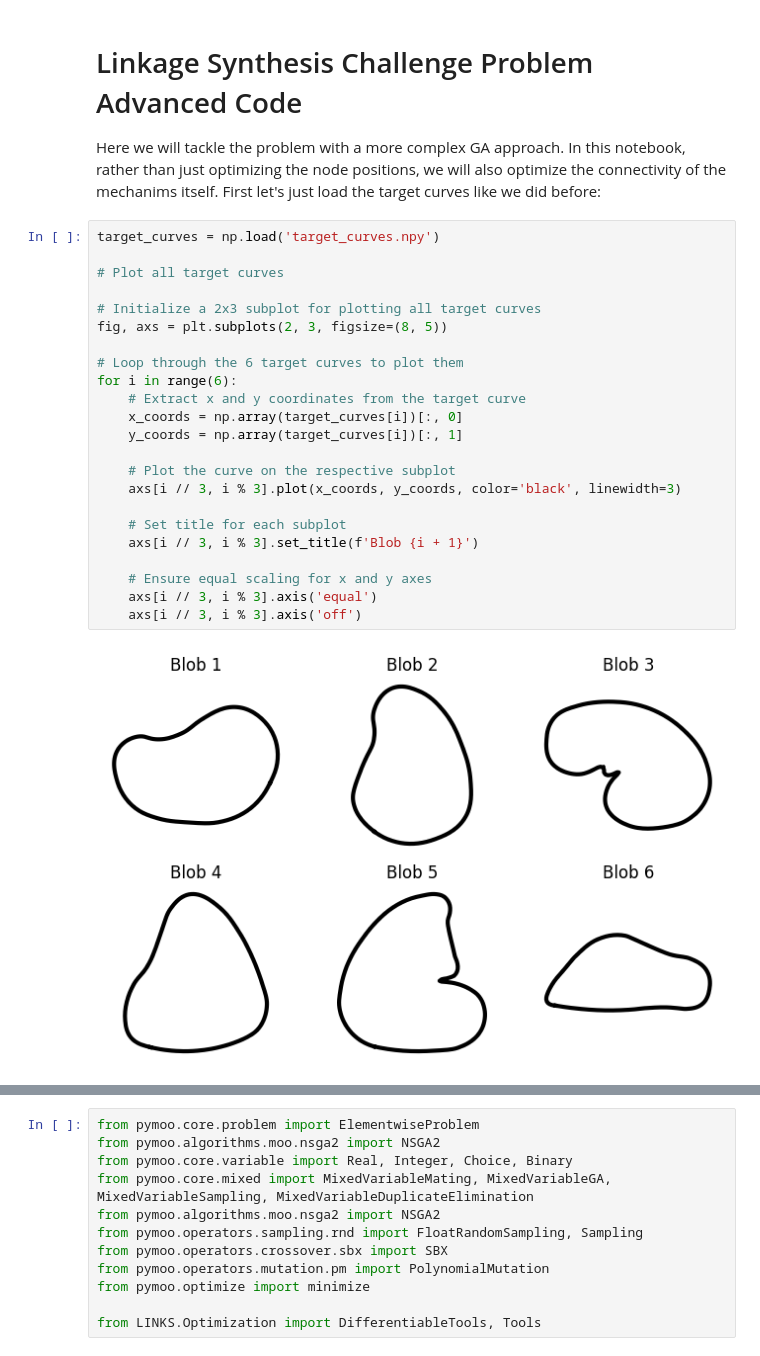
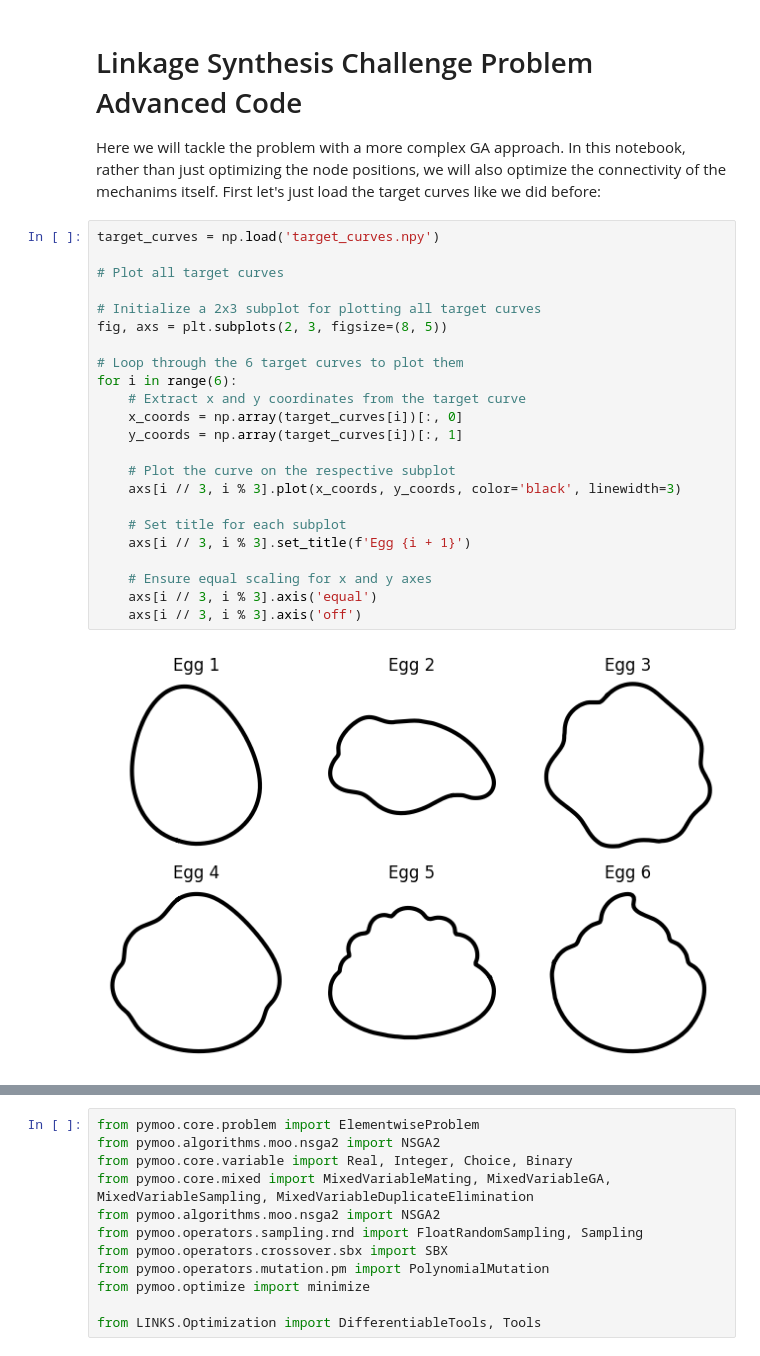
Before and after one commit to gtadams/2155-Optimization-Challenge-Problem, a Jupyter notebook: Advanced_Starter_Notebook.ipynb, the cells around one changed output, grey strips where cells are left out. Drawn from its saved outputs; the diff is of its cells as text.

```diff
--- a/Advanced_Starter_Notebook.ipynb
+++ b/Advanced_Starter_Notebook.ipynb
@@ -16,28 +16,28 @@ Here we will tackle the problem with a more complex GA approach. In this noteboo
 # %%
 target_curves = np.load('target_curves.npy')
 
 # Plot all target curves
 
 # Initialize a 2x3 subplot for plotting all target curves
 fig, axs = plt.subplots(2, 3, figsize=(8, 5))
 
 # Loop through the 6 target curves to plot them
 for i in range(6):
     # Extract x and y coordinates from the target curve
     x_coords = np.array(target_curves[i])[:, 0]
     y_coords = np.array(target_curves[i])[:, 1]
 
     # Plot the curve on the respective subplot
     axs[i // 3, i % 3].plot(x_coords, y_coords, color='black', linewidth=3)
 
     # Set title for each subplot
-    axs[i // 3, i % 3].set_title(f'Blob {i + 1}')
+    axs[i // 3, i % 3].set_title(f'Egg {i + 1}')
 
     # Ensure equal scaling for x and y axes
     axs[i // 3, i % 3].axis('equal')
     axs[i // 3, i % 3].axis('off')
 # %% [output]
-[figure, old version]
+[figure, new version]
 # %% [markdown]
 ## GA Full Mechanism Generation
 To set up the problem within Pymoo we will have to come up with a 1D representation of the mechanisms. This code effectively just flattens the matrices and variables describing our mechanism into a single vector. However, this representation scheme is highly suboptimal, and can be improved significantly. As a demonstration, we will slightly improve upon this representation, though we encourage you to take this further. As we discussed, we can replace the edges with a connectivity matrrix. We also know the connectivity matrix is symmetric (if nodes 1 and 2 are connected nodes 2 and 1 are also connected) and has a diagonal equal to zero. To avoid making the optimization come up with the whole connectivity matrix, we will only have it come up with the upper triangular half of the matrix (not including the diagonal). This means the algorithm has to come up with $\frac{N^2-N}{2}$ 0s or 1s (i.e., booleans) to construct the adjacency matrix. We can further simplify the process by selecting a fixed motor position and having the optimization build the rest of the mechanism, removing the need for the optimization to determine the motor as well as reducing the number of 0s and 1s in the upper triangular portion by one (Saving 3 parameters in the representation). To do this we will start with the following mechanism:
```
Also changed, not shown: parts of 14 cells of this notebook, 1 other file.
